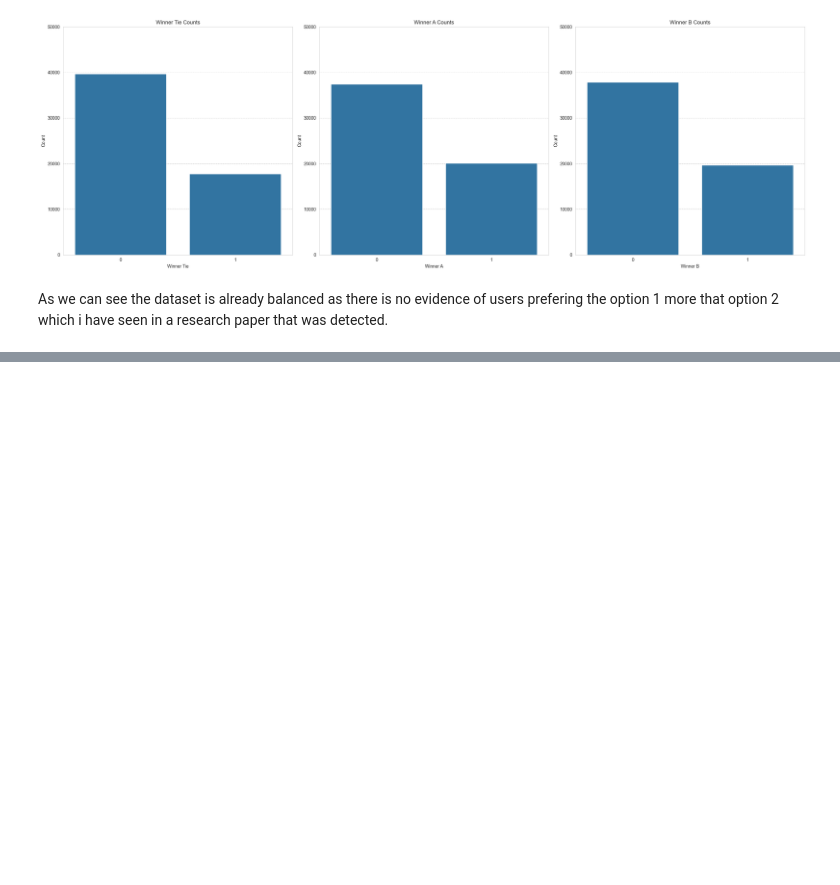
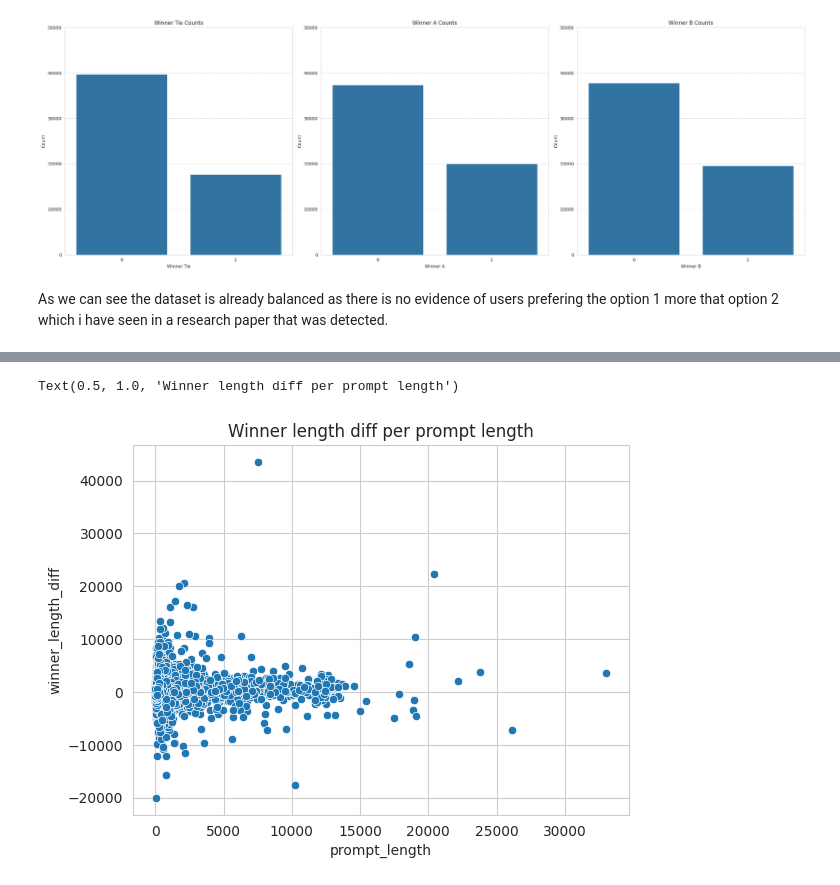
Before and after one commit to VasilisMpletsos/LLM_Preference_Arena_Kaggle, a Jupyter notebook: src/notebooks/1.Explore Dataset.ipynb, the cells around one changed output, grey strips where cells are left out. Drawn from its saved outputs; the diff is of its cells as text; code cells hidden in the pictures; blank space fills up the shorter version.

```diff
--- a/src/notebooks/1.Explore Dataset.ipynb
+++ b/src/notebooks/1.Explore Dataset.ipynb
@@ -120,0 +144,6 @@ Setting a gradient palette using color= is deprecated and will be removed in v0.
+# %%
+sns.scatterplot(df, x="prompt_length", y = "winner_length_diff")
+plt.title("Winner length diff per prompt length")
+# %% [output]
+Text(0.5, 1.0, 'Winner length diff per prompt length')
+[figure, added]
```
Also changed, not shown: parts of 11 cells of this notebook, 5 other files.
